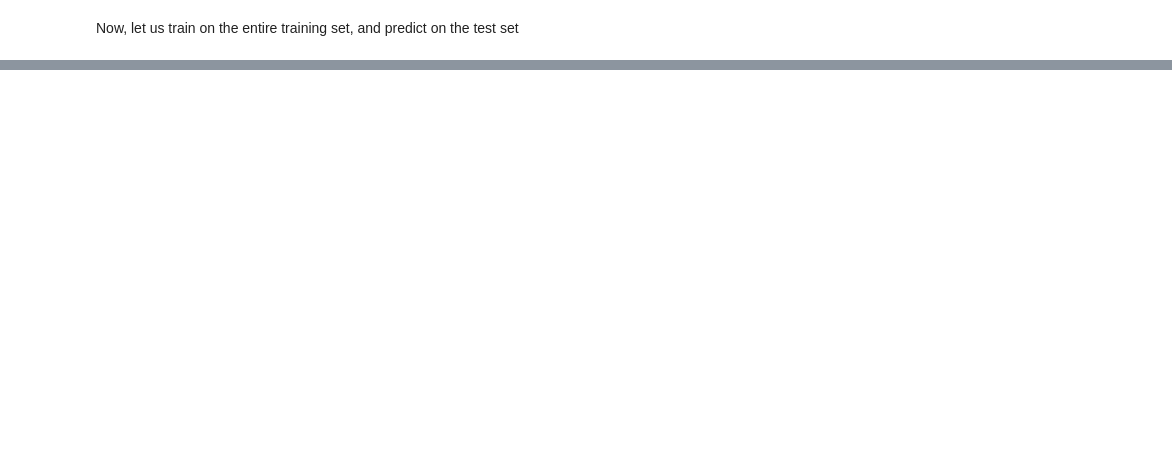
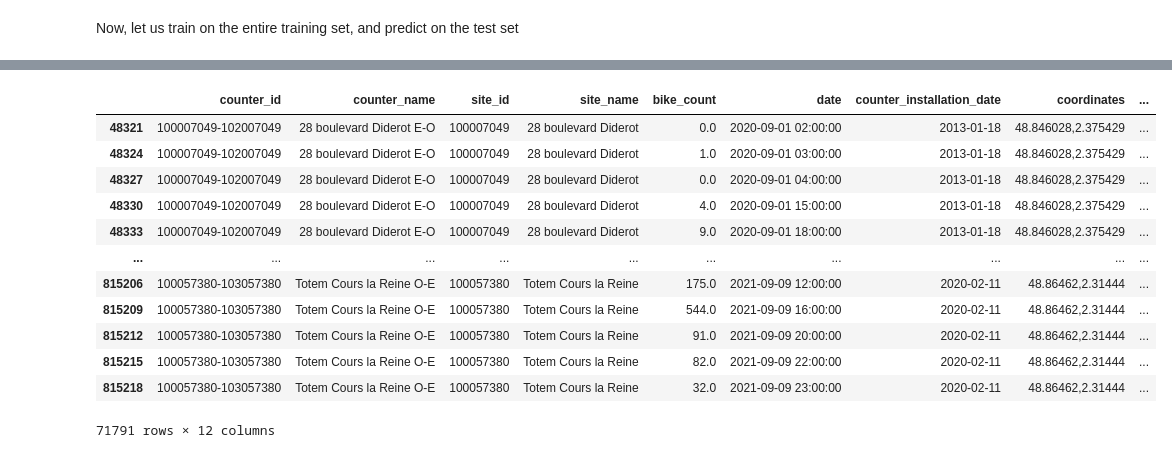
Before and after one commit to cathal-brady/Paris_Bike_Traffic_Prediction, a Jupyter notebook: Code/Model1.0.ipynb, the cells around one changed output, grey strips where cells are left out. Saved outputs shown, nothing was run; the diff lists cells and outputs as text; code cells hidden in the pictures; blank space fills up the shorter version.

```diff
--- a/Code/Model1.0.ipynb
+++ b/Code/Model1.0.ipynb
@@ -253,0 +248,2 @@ Below i am working on merging the multimodal data by date/location
+# %%
+df = pd.read_parquet(os.path.join("..", "Datasets", "train.parquet"))
@@ -253,0 +259,20 @@ Below i am working on merging the multimodal data by date/location
+# %%
+filtered_1800 = counts[counts <= 1800].index
+# %%
+filtered_mainframe = df[df['site_name'].isin(filtered_1800)]
+# %%
+filtered_mainframe
+# %% [output]
+|  | counter_id | counter_name | site_id | site_name | bike_count | date | counter_installation_date | coordinates | ... |
+| 48321 | 100007049-102007049 | 28 boulevard Diderot E-O | 100007049 | 28 boulevard Diderot | 0.0 | 2020-09-01 02:00:00 | 2013-01-18 | 48.846028,2.375429 | ... |
+| 48324 | 100007049-102007049 | 28 boulevard Diderot E-O | 100007049 | 28 boulevard Diderot | 1.0 | 2020-09-01 03:00:00 | 2013-01-18 | 48.846028,2.375429 | ... |
+| 48327 | 100007049-102007049 | 28 boulevard Diderot E-O | 100007049 | 28 boulevard Diderot | 0.0 | 2020-09-01 04:00:00 | 2013-01-18 | 48.846028,2.375429 | ... |
+| 48330 | 100007049-102007049 | 28 boulevard Diderot E-O | 100007049 | 28 boulevard Diderot | 4.0 | 2020-09-01 15:00:00 | 2013-01-18 | 48.846028,2.375429 | ... |
+| 48333 | 100007049-102007049 | 28 boulevard Diderot E-O | 100007049 | 28 boulevard Diderot | 9.0 | 2020-09-01 18:00:00 | 2013-01-18 | 48.846028,2.375429 | ... |
+| ... | ... | ... | ... | ... | ... | ... | ... | ... | ... |
+| 815206 | 100057380-103057380 | Totem Cours la Reine O-E | 100057380 | Totem Cours la Reine | 175.0 | 2021-09-09 12:00:00 | 2020-02-11 | 48.86462,2.31444 | ... |
+| 815209 | 100057380-103057380 | Totem Cours la Reine O-E | 100057380 | Totem Cours la Reine | 544.0 | 2021-09-09 16:00:00 | 2020-02-11 | 48.86462,2.31444 | ... |
+| 815212 | 100057380-103057380 | Totem Cours la Reine O-E | 100057380 | Totem Cours la Reine | 91.0 | 2021-09-09 20:00:00 | 2020-02-11 | 48.86462,2.31444 | ... |
+| 815215 | 100057380-103057380 | Totem Cours la Reine O-E | 100057380 | Totem Cours la Reine | 82.0 | 2021-09-09 22:00:00 | 2020-02-11 | 48.86462,2.31444 | ... |
+| 815218 | 100057380-103057380 | Totem Cours la Reine O-E | 100057380 | Totem Cours la Reine | 32.0 | 2021-09-09 23:00:00 | 2020-02-11 | 48.86462,2.31444 | ... |
+71791 rows × 12 columns
```
Also changed, not shown: parts of 13 cells of this notebook, 1 other file.
